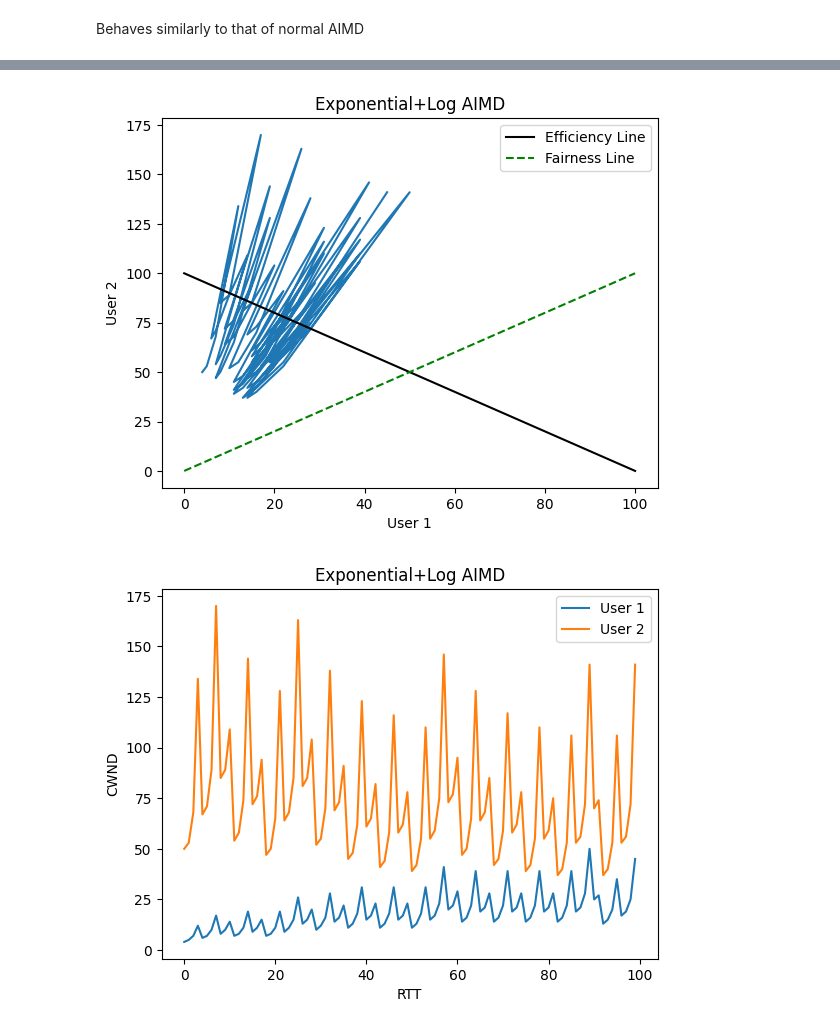
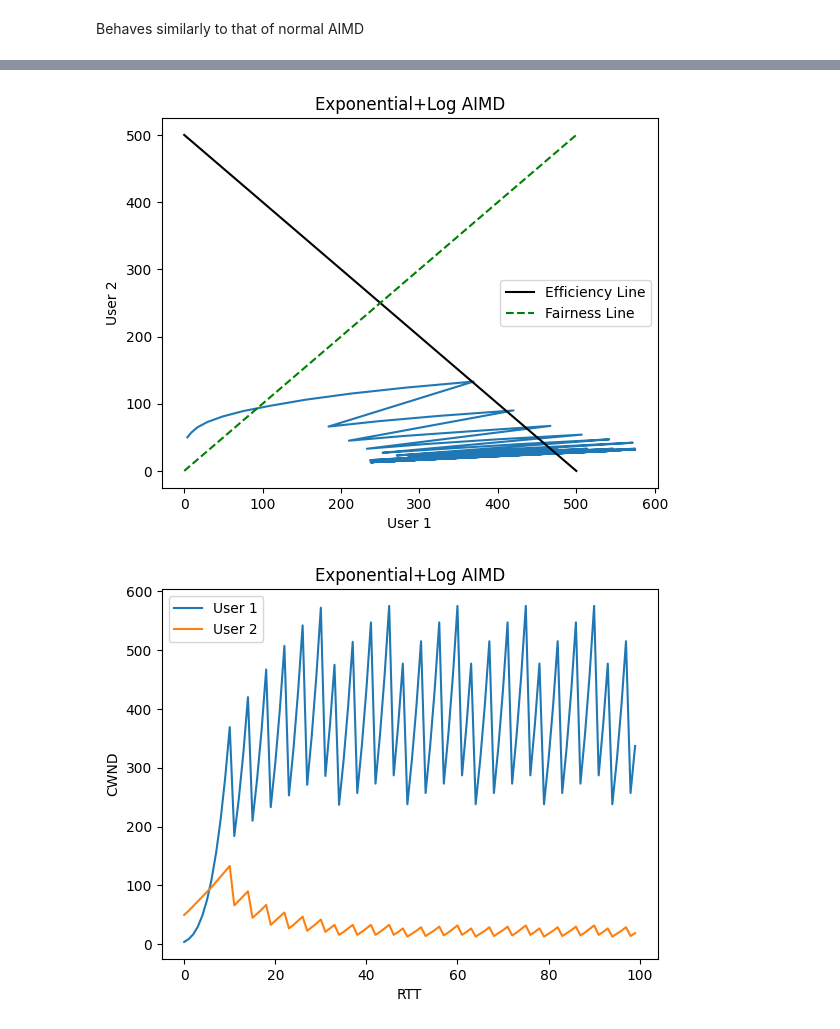
Before and after one commit to Andrelim99/CZ4052-Cloud-Computing, a Jupyter notebook: Assignment 1/main.ipynb, the cells around one changed output, grey strips where cells are left out. Saved outputs shown, nothing was run; the diff lists cells and outputs as text; code cells hidden in the pictures.

```diff
--- a/Assignment 1/main.ipynb
+++ b/Assignment 1/main.ipynb
@@ -796,30 +810,0 @@ Even with a very minor difference in exponent values (and same parameters values
-# %%
-# Many users Mixed Exponential AIMD
-ITERATESMAX = 150 # You can adjust this value as needed
-# Max Capacity of the network
-C = 100
-
-# params
-ALPHA = 1
-BETA = 0.5
-
-# Users
-num_users = 10
-users = []
-
-alphas = [1] * num_users
-
-betas = [0.5] * num_users
-
-init_cwnds = [np.random.randint(1, 30) for i in range(num_users)]
-
-ssthresholds = [float('inf')] * num_users
-
-exponents = [1/3] * num_users
-
-
-for i in range(num_users):
-    users.append(ExponentialAIMD(alphas[i], betas[i], init_cwnds[i], ssthresholds[i], exponents[i]))
-
-name = "Many users Exponential AIMD"
-run_simulation(ITERATESMAX, C, users, name)
@@ -849,13 +814,13 @@ Very dependent on who starts with the greater initial CWND. Those at the lower e
 # Log
 ITERATESMAX = 100 # You can adjust this value as needed
 # Max Capacity of the network
-C = 100
+C = 500
 
 # params
 ALPHA = 1
 BETA = 0.5
 
-alphas = [1, 1]
+alphas = [2, 2]
 
 betas = [0.5, 0.5]
 
@@ -951,7 +910,7 @@ Behaves similarly to that of normal AIMD
 # Exponential+Log
 ITERATESMAX = 100 # You can adjust this value as needed
 # Max Capacity of the network
-C = 100
+C = 500
 
 # params
 ALPHA = 1
@@ -959,7 +918,7 @@ BETA = 0.5
 
 
 # Exponent users
-ex_alphas = [1]
+ex_alphas = [2]
 
 ex_betas = [0.5]
 
@@ -967,10 +926,10 @@ ex_init_cwnds = [4]
 
 ex_ssthresholds = [float('inf')]
 
-exponents = [1/3]
+exponents = [2/3]
 
 # Log users
-log_alphas = [1]
+log_alphas = [2]
 
 log_betas = [0.5]
 
@@ -1012,2 +971,2 @@ Final User-2 CWND: 141
-[figure, old version]
+[figure, new version]
-[figure, old version]
+[figure, new version]
```
Also changed, not shown: parts of 12 cells of this notebook.
